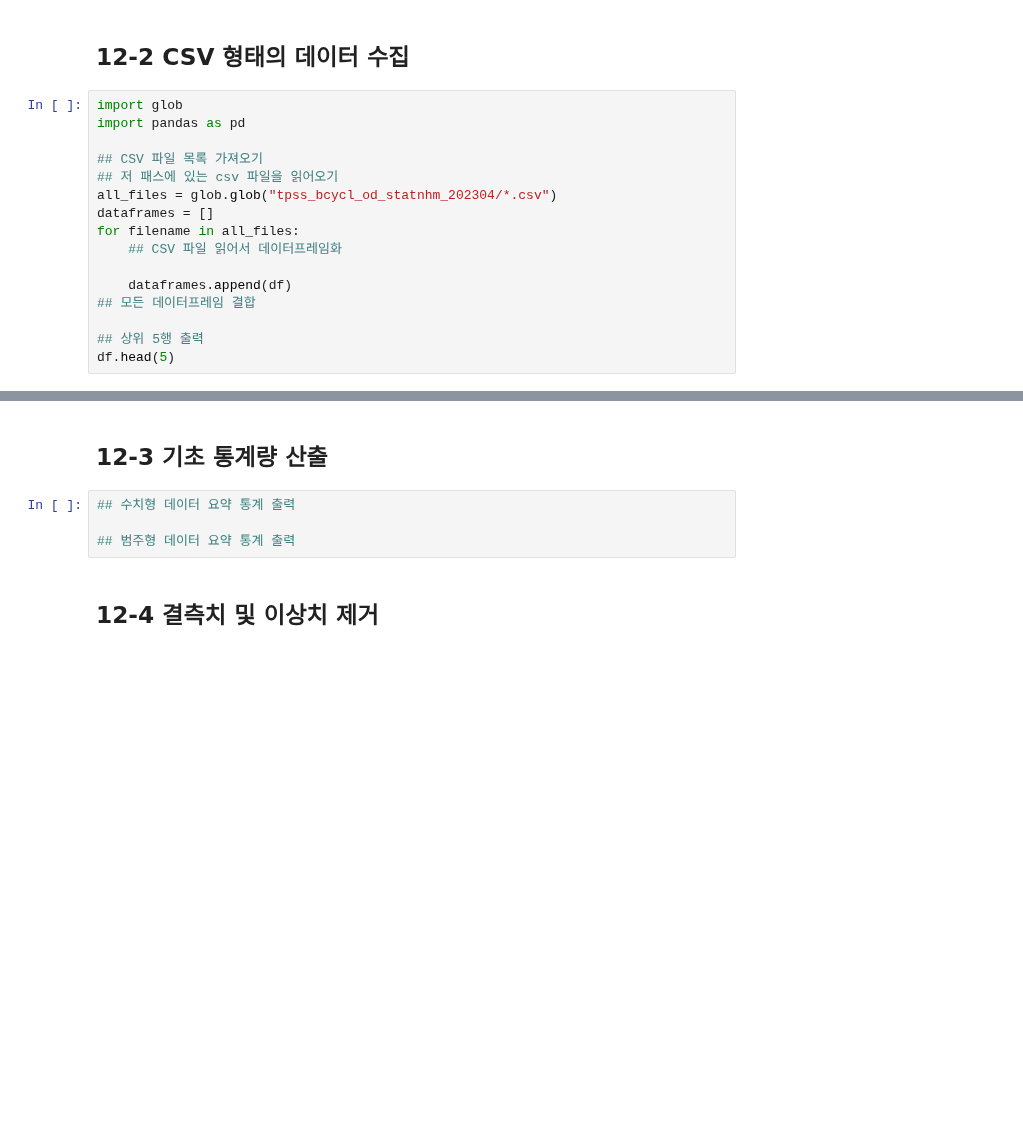
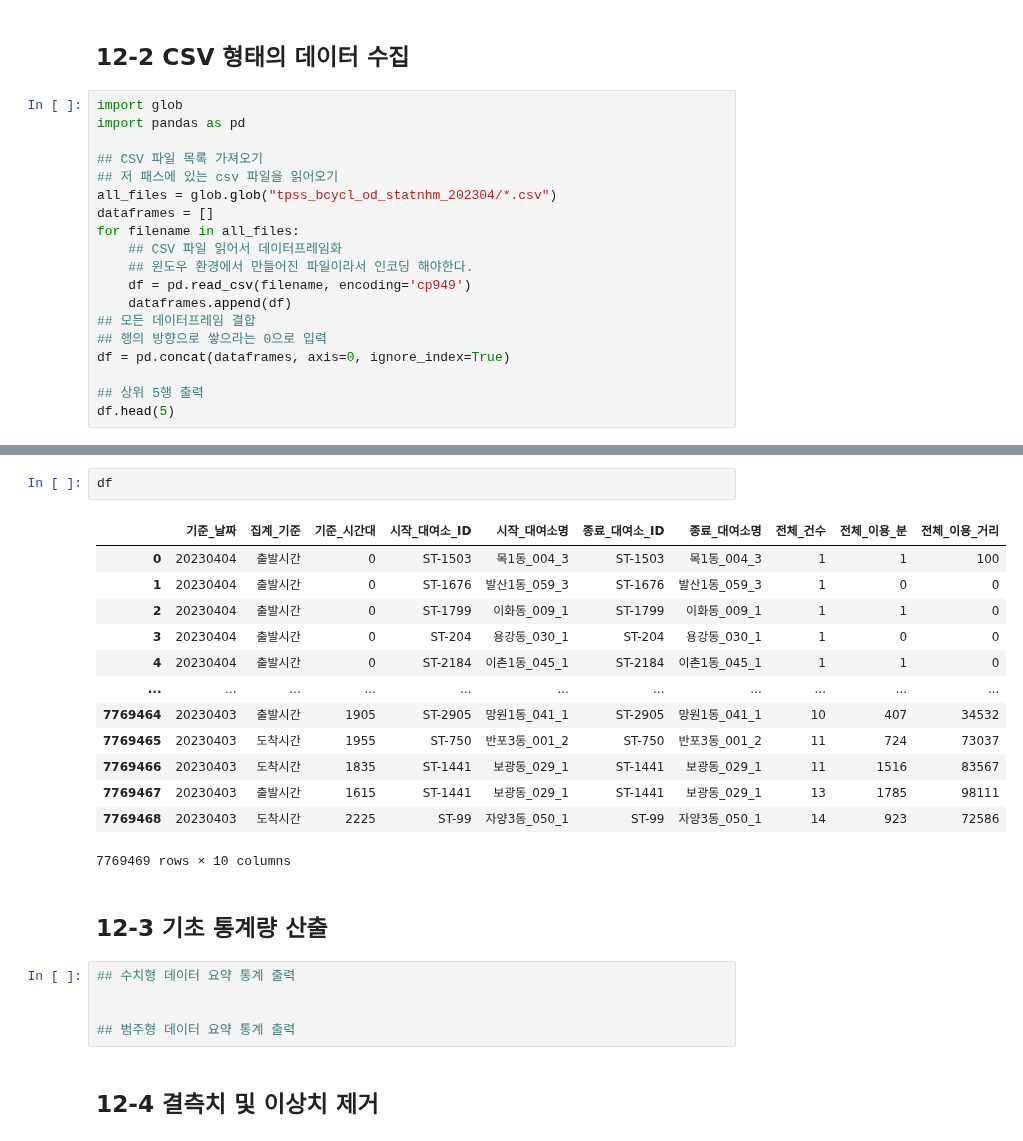
Before and after one commit to kamser0415/Data-Analysis-with-Open-Source, a Jupyter notebook: 오픈소스_데이터_분석_12강.ipynb, the cells around one changed output, grey strips where cells are left out. Cells and saved outputs as stored; diff of their text form; blank space fills up the shorter version.

```diff
--- a/오픈소스_데이터_분석_12강.ipynb
+++ b/오픈소스_데이터_분석_12강.ipynb
@@ -81,9 +81,12 @@ all_files = glob.glob("tpss_bcycl_od_statnhm_202304/*.csv")
 dataframes = []
 for filename in all_files:
     ## CSV 파일 읽어서 데이터프레임화
-
+    ## 윈도우 환경에서 만들어진 파일이라서 인코딩 해야한다.
+    df = pd.read_csv(filename, encoding='cp949')
     dataframes.append(df)
 ## 모든 데이터프레임 결합
+## 행의 방향으로 쌓으라는 0으로 입력
+df = pd.concat(dataframes, axis=0, ignore_index=True)
 
 ## 상위 5행 출력
 df.head(5)
@@ -90,8 +100,25 @@ df.head(5)
+# %%
+df
+# %% [output]
+|  | 기준_날짜 | 집계_기준 | 기준_시간대 | 시작_대여소_ID | 시작_대여소명 | 종료_대여소_ID | 종료_대여소명 | 전체_건수 | 전체_이용_분 | 전체_이용_거리 |
+| 0 | 20230404 | 출발시간 | 0 | ST-1503 | 목1동_004_3 | ST-1503 | 목1동_004_3 | 1 | 1 | 100 |
+| 1 | 20230404 | 출발시간 | 0 | ST-1676 | 발산1동_059_3 | ST-1676 | 발산1동_059_3 | 1 | 0 | 0 |
+| 2 | 20230404 | 출발시간 | 0 | ST-1799 | 이화동_009_1 | ST-1799 | 이화동_009_1 | 1 | 1 | 0 |
+| 3 | 20230404 | 출발시간 | 0 | ST-204 | 용강동_030_1 | ST-204 | 용강동_030_1 | 1 | 0 | 0 |
+| 4 | 20230404 | 출발시간 | 0 | ST-2184 | 이촌1동_045_1 | ST-2184 | 이촌1동_045_1 | 1 | 1 | 0 |
+| ... | ... | ... | ... | ... | ... | ... | ... | ... | ... | ... |
+| 7769464 | 20230403 | 출발시간 | 1905 | ST-2905 | 망원1동_041_1 | ST-2905 | 망원1동_041_1 | 10 | 407 | 34532 |
+| 7769465 | 20230403 | 도착시간 | 1955 | ST-750 | 반포3동_001_2 | ST-750 | 반포3동_001_2 | 11 | 724 | 73037 |
+| 7769466 | 20230403 | 도착시간 | 1835 | ST-1441 | 보광동_029_1 | ST-1441 | 보광동_029_1 | 11 | 1516 | 83567 |
+| 7769467 | 20230403 | 출발시간 | 1615 | ST-1441 | 보광동_029_1 | ST-1441 | 보광동_029_1 | 13 | 1785 | 98111 |
+| 7769468 | 20230403 | 도착시간 | 2225 | ST-99 | 자양3동_050_1 | ST-99 | 자양3동_050_1 | 14 | 923 | 72586 |
+7769469 rows × 10 columns
 # %% [markdown]
 ## 12-3 기초 통계량 산출
 # %%
 ## 수치형 데이터 요약 통계 출력
 
+
 ## 범주형 데이터 요약 통계 출력
 # %% [markdown]
 ## 12-4 결측치 및 이상치 제거
```
Also changed, not shown: parts of 1 cell of this notebook.
